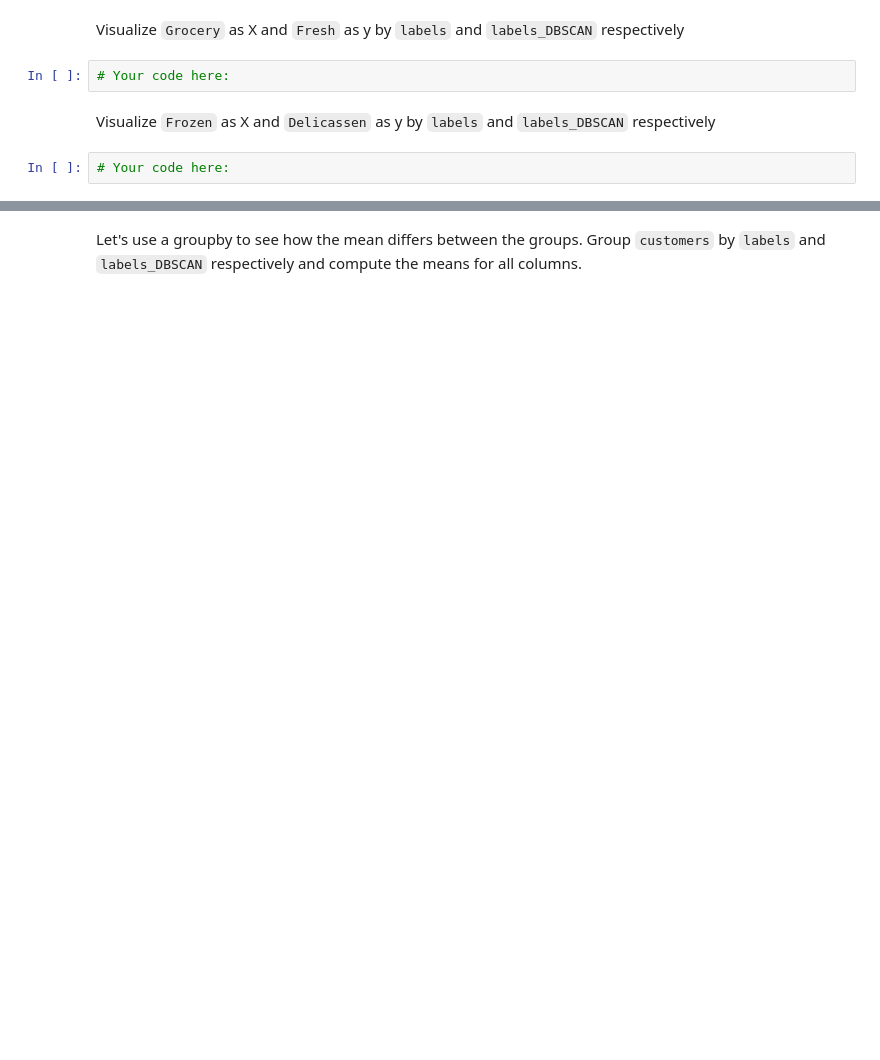
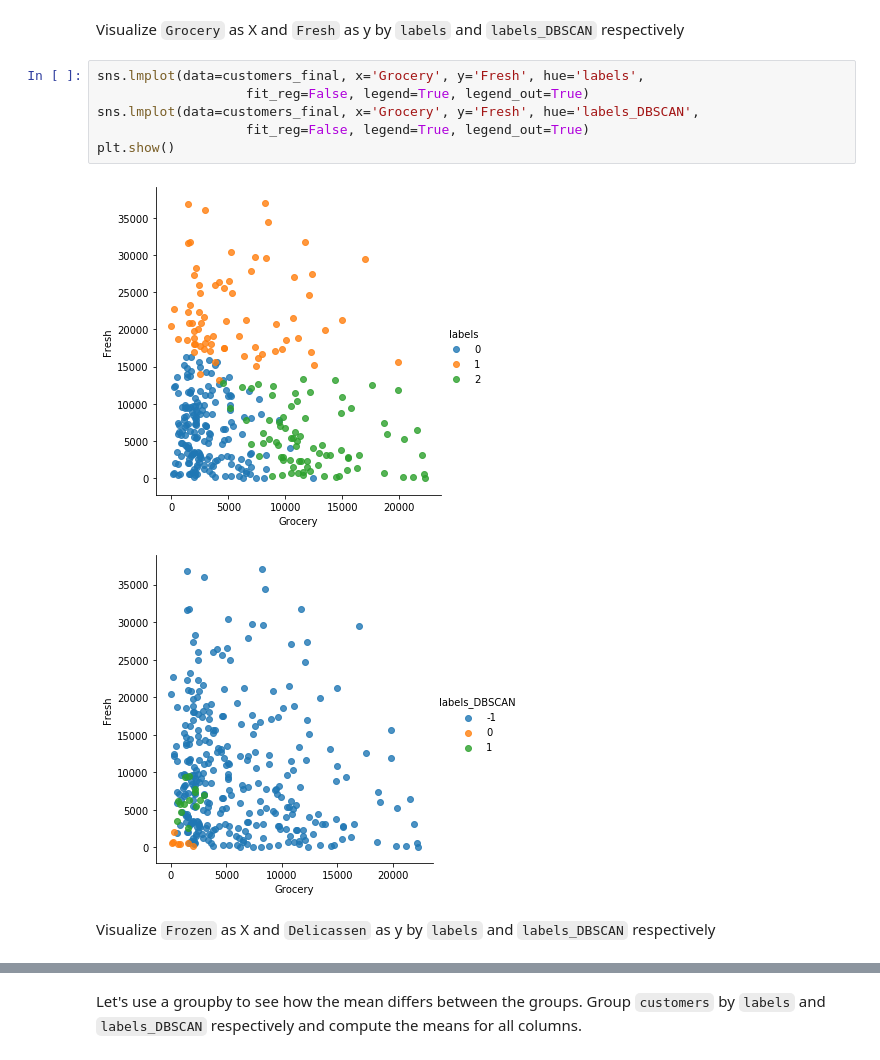
Before and after one commit to ta-data-lis/lab-unsupervised-learning, a Jupyter notebook: your-code/main.ipynb, the cells around one changed output, grey strips where cells are left out. Drawn from its saved outputs; the diff is of its cells as text; blank space fills up the shorter version.

```diff
--- a/your-code/main.ipynb
+++ b/your-code/main.ipynb
@@ -293,8 +283,13 @@ Visualize `Detergents_Paper` as X and `Milk` as y by `labels` and `labels_DBSCAN
 # %% [markdown]
 Visualize `Grocery` as X and `Fresh` as y by `labels` and `labels_DBSCAN` respectively
-# %%
-# Your code here:
+# %%
+sns.lmplot(data=customers_final, x='Grocery', y='Fresh', hue='labels',
+                   fit_reg=False, legend=True, legend_out=True)
+sns.lmplot(data=customers_final, x='Grocery', y='Fresh', hue='labels_DBSCAN',
+                   fit_reg=False, legend=True, legend_out=True)
+plt.show()
+# %% [output]
+[figure, added]
+[figure, added]
 # %% [markdown]
 Visualize `Frozen` as X and `Delicassen` as y by `labels` and `labels_DBSCAN` respectively
-# %%
-# Your code here:
```
Also changed, not shown: parts of 16 cells of this notebook.
